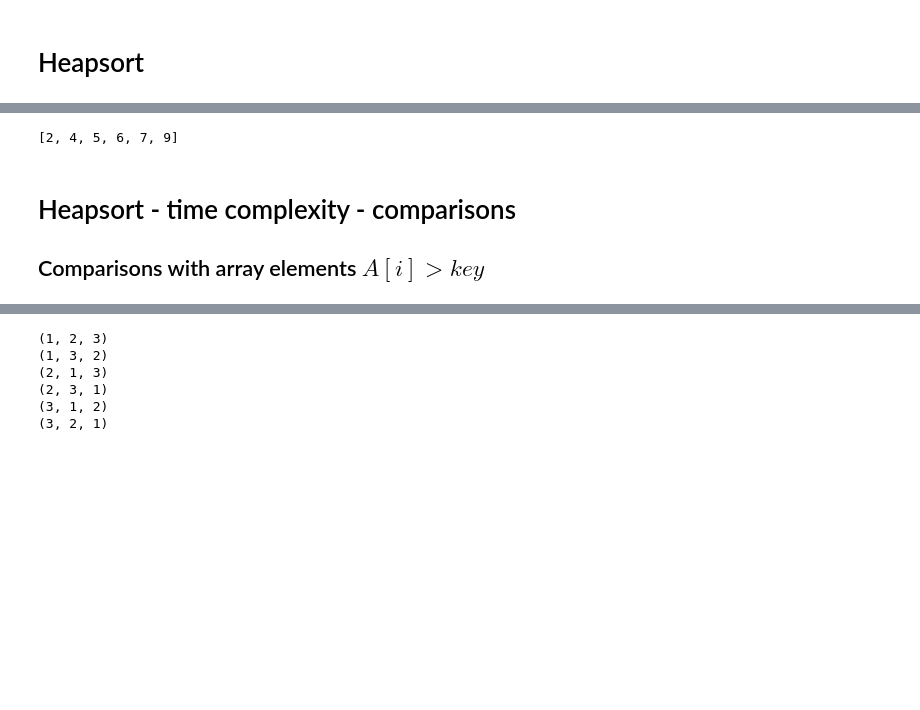
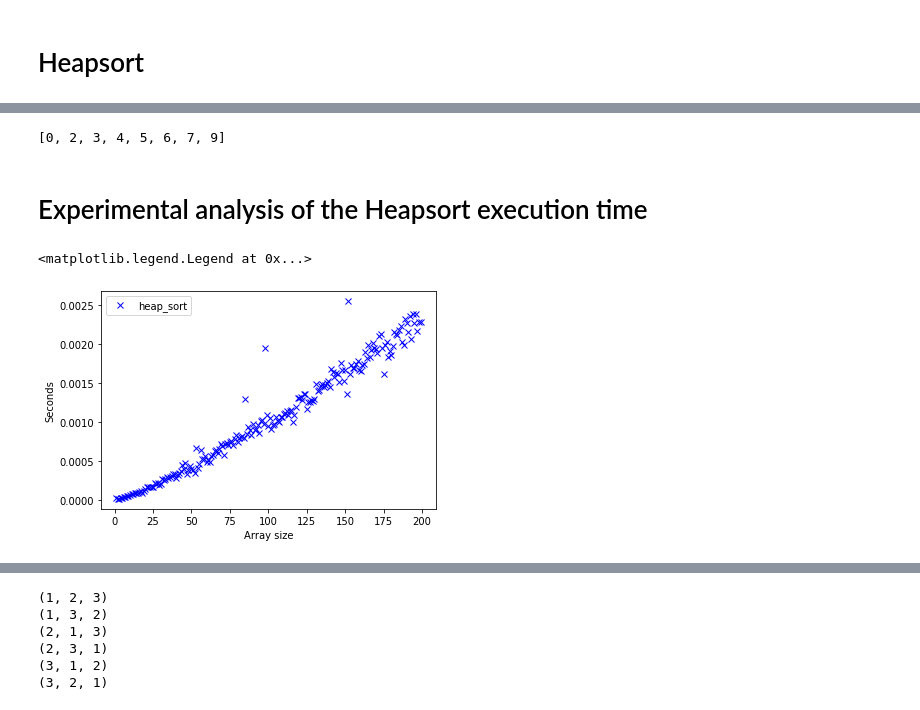
Before and after one commit to Zivlew/AlgorithmsUN2022I, a Jupyter notebook: Lab 10/HeapSortDistribution.ipynb, the cells around one changed output, grey strips where cells are left out. Drawn from its saved outputs; the diff is of its cells as text; code cells hidden in the pictures; blank space fills up the shorter version.

```diff
--- a/Lab 10/HeapSortDistribution.ipynb
+++ b/Lab 10/HeapSortDistribution.ipynb
@@ -34,7 +34,9 @@ def build_max_heap(A):
 # %% [markdown]
 ![image.png](embedded-picture-1)
 # %%
-def heap_sort(A):
+def heap_sort(a):
+    A = a.copy()
+    A.insert(0,0)
     B = []
     build_max_heap(A)
     while len(A)>1:
@@ -45,10 +47,29 @@ def heap_sort(A):
         #print (B)
         max_heapify(A,1)
     return B
-heap_sort([0,4,6,7,2,5,9])
+heap_sort([3,0,4,6,7,2,5,9])
 # %% [output]
-[2, 4, 5, 6, 7, 9]
+[0, 2, 3, 4, 5, 6, 7, 9]
-# %% [markdown]
-# Heapsort - time  complexity - comparisons
-
-## Comparisons with array elements $A[i] > key$
+# %% [markdown]
+# Experimental analysis of the Heapsort execution time
+# %%
+import numpy as np
+import matplotlib.pyplot as plt
+import time
+
+sizes = np.arange(1,200,1)
+results_insertion = []
+for i in sizes:
+    list1 = list(range(i))
+    tic = time.time()
+    heap_sort(list1)
+    toc = time.time()
+    timesum = toc - tic
+    results_insertion.append(timesum)
+plt.plot(sizes, results_insertion, 'bx', label = 'heap_sort')
+plt.xlabel('Array size')
+plt.ylabel('Seconds')
+plt.legend(loc = 'upper left')
+# %% [output]
+<matplotlib.legend.Legend at 0x...>
+[figure, added]
```
Also changed, not shown: parts of 88 cells of this notebook.
